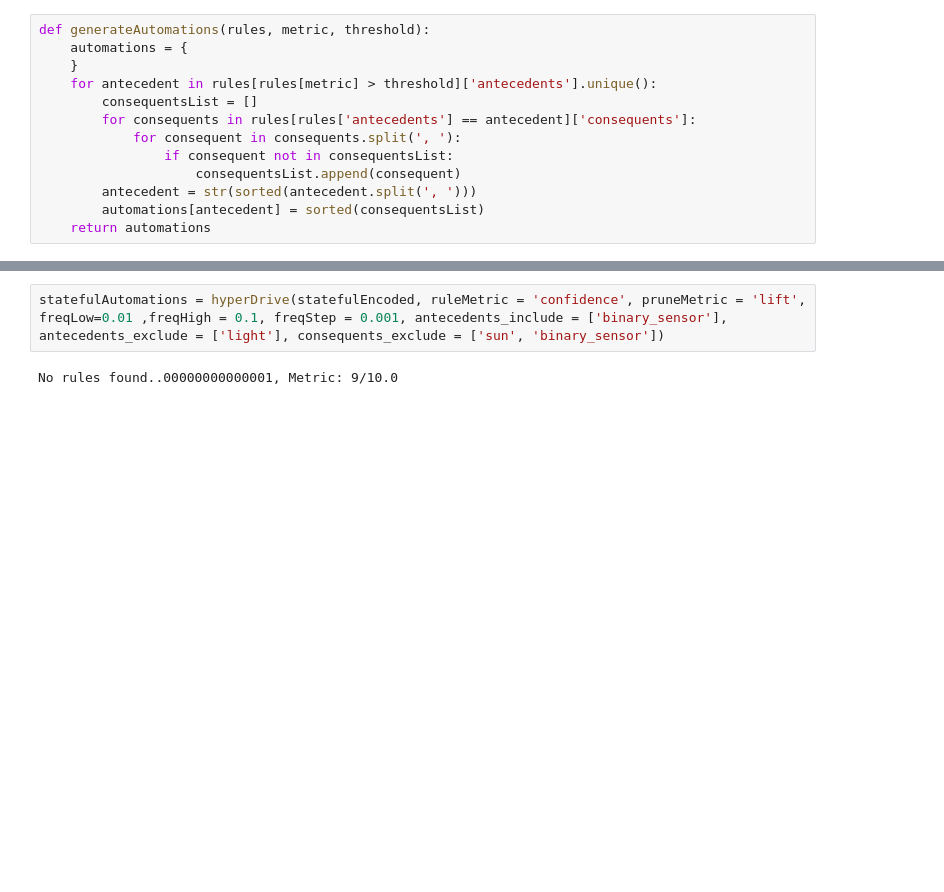
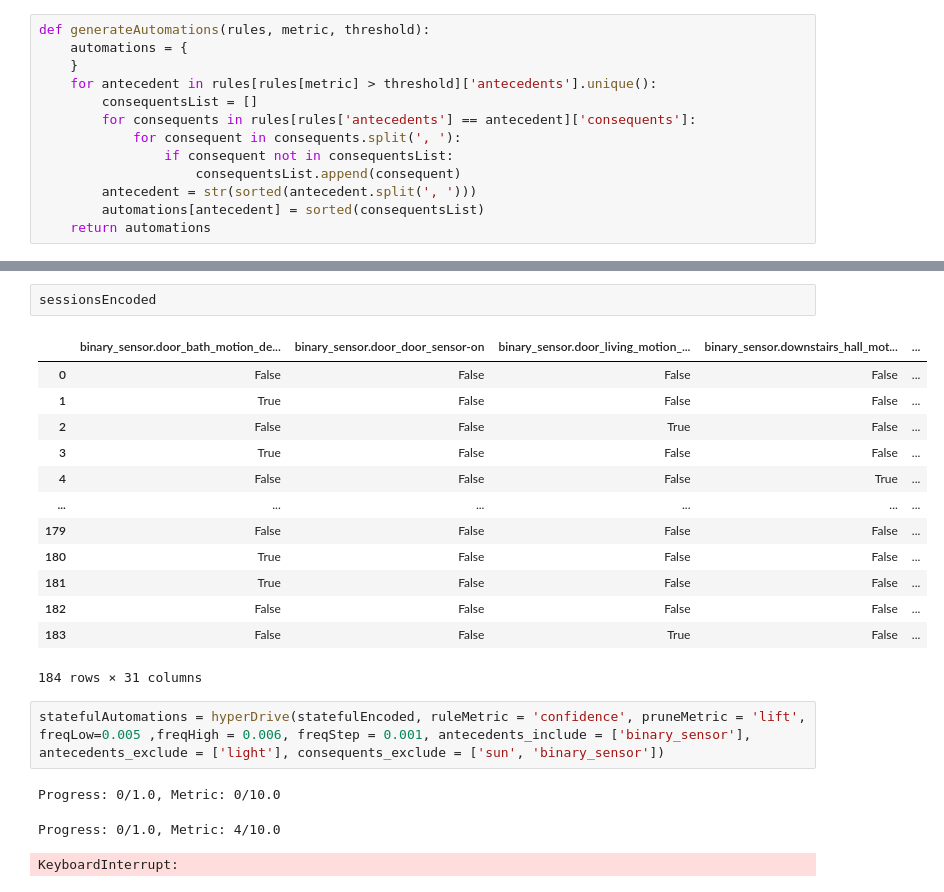
Before and after one commit to Jordenjj/SHASFARM, a Jupyter notebook: pipeline.ipynb, the cells around one changed output, grey strips where cells are left out. Cells and saved outputs as stored; diff of their text form; blank space fills up the shorter version.

```diff
--- a/pipeline.ipynb
+++ b/pipeline.ipynb
@@ -502,7 +531,25 @@ F1:0.5454545454545454
+# %%
+sessionsEncoded
+# %% [output]
+|  | binary_sensor.door_bath_motion_de... | binary_sensor.door_door_sensor-on | binary_sensor.door_living_motion_... | binary_sensor.downstairs_hall_mot... | ... |
+| 0 | False | False | False | False | ... |
+| 1 | True | False | False | False | ... |
+| 2 | False | False | True | False | ... |
+| 3 | True | False | False | False | ... |
+| 4 | False | False | False | True | ... |
+| ... | ... | ... | ... | ... | ... |
+| 179 | False | False | False | False | ... |
+| 180 | True | False | False | False | ... |
+| 181 | True | False | False | False | ... |
+| 182 | False | False | False | False | ... |
+| 183 | False | False | True | False | ... |
+184 rows × 31 columns
 # %%
-statefulAutomations = hyperDrive(statefulEncoded, ruleMetric = 'confidence', pruneMetric = 'lift', freqLow=0.01 ,freqHigh = 0.1, freqStep = 0.001, antecedents_include = ['binary_sensor'], antecedents_exclude = ['light'], consequents_exclude = ['sun', 'binary_sensor'])
+statefulAutomations = hyperDrive(statefulEncoded, ruleMetric = 'confidence', pruneMetric = 'lift', freqLow=0.005 ,freqHigh = 0.006, freqStep = 0.001, antecedents_include = ['binary_sensor'], antecedents_exclude = ['light'], consequents_exclude = ['sun', 'binary_sensor'])
 # %% [output]
-No rules found..00000000000001, Metric: 9/10.0
+Progress: 0/1.0, Metric: 0/10.0
+Progress: 0/1.0, Metric: 4/10.0
+KeyboardInterrupt:
 # %%
 sessionItemsets_test = sessionGenerator(test)
 # %% [output]
```
Also changed, not shown: parts of 11 cells of this notebook.
